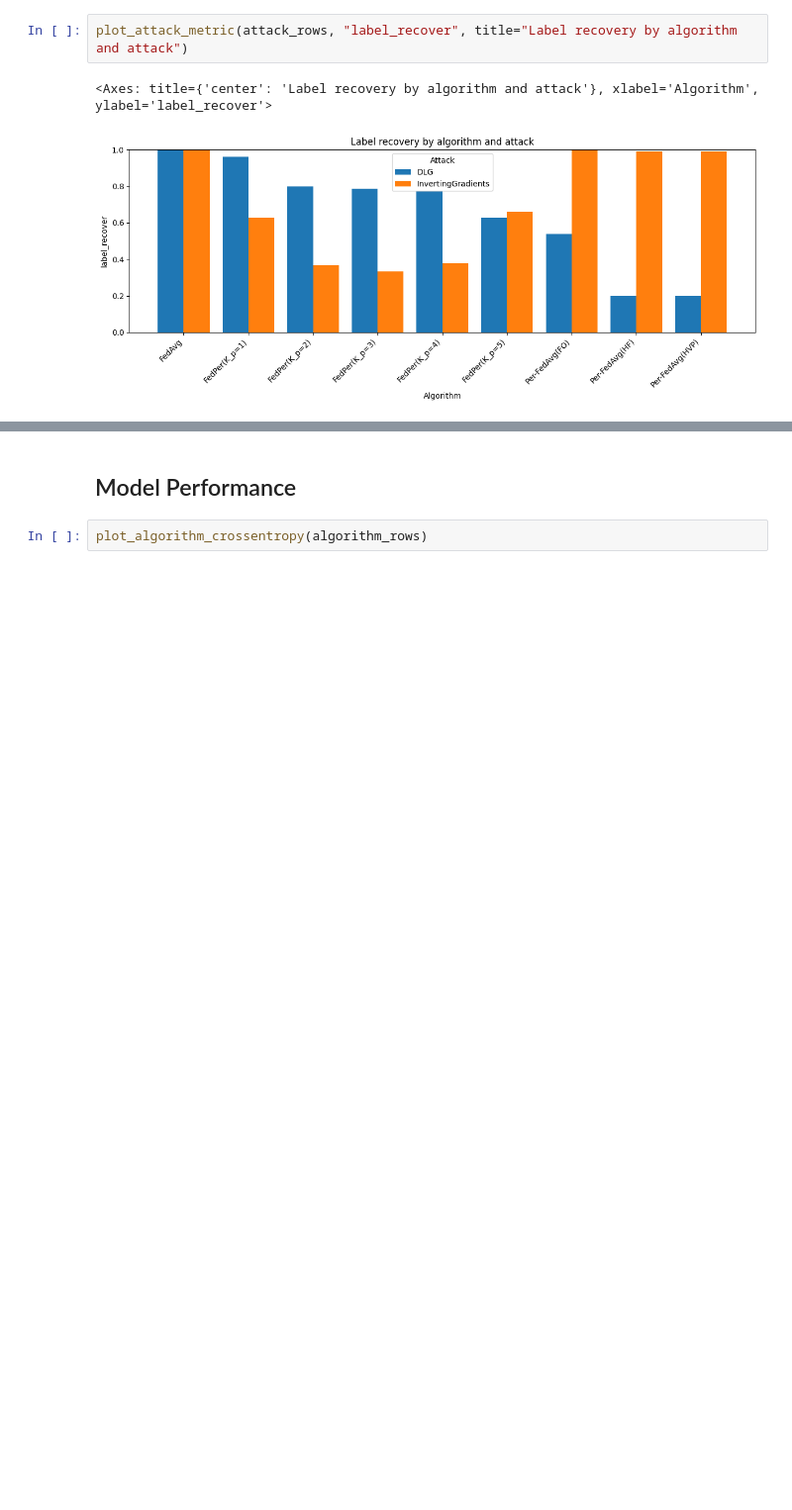
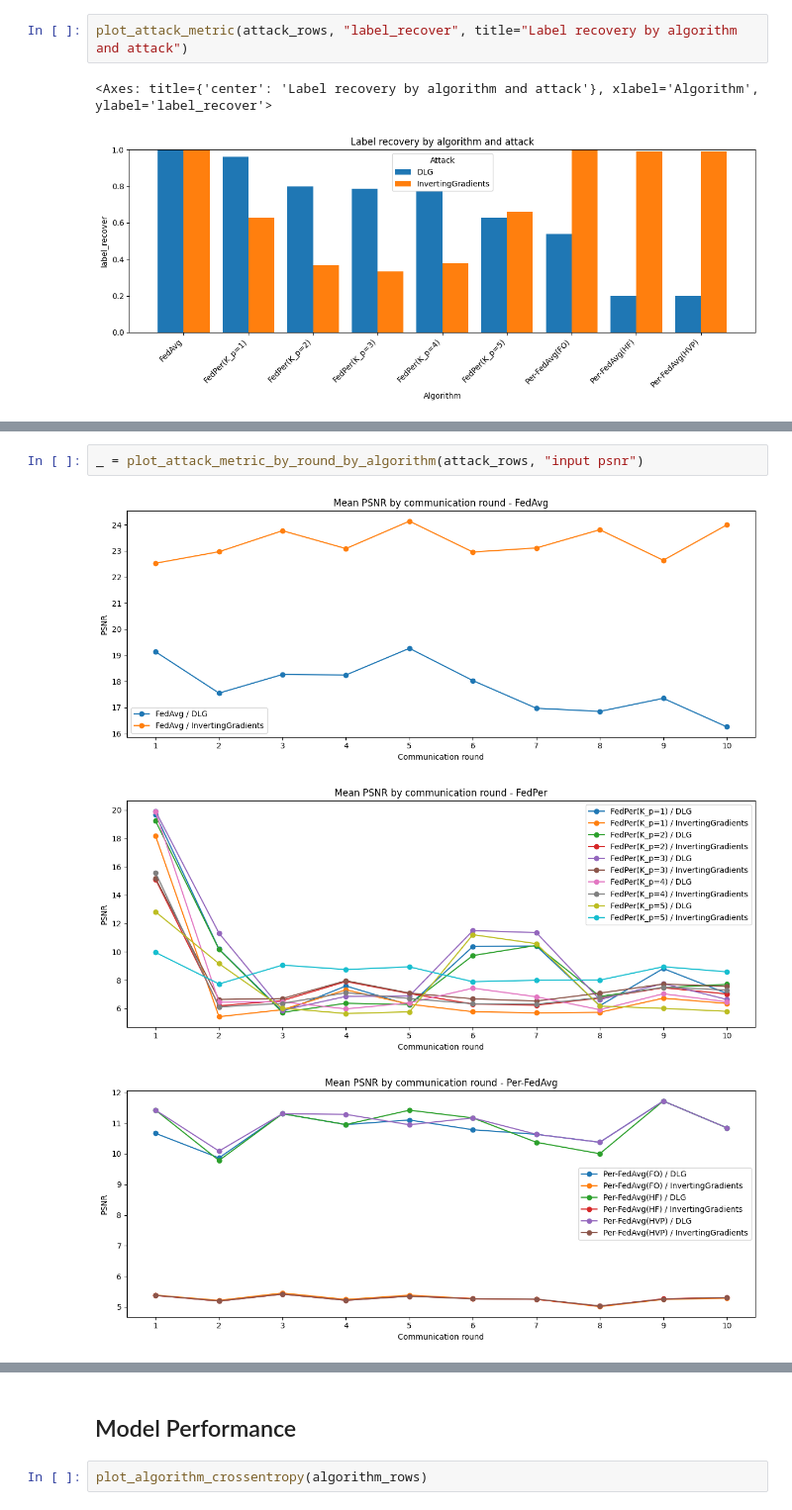
Before and after one commit to rt-k3498/PFL-attack-silmulation, a Jupyter notebook: result_analysis/result_analysis.ipynb, the cells around one changed output, grey strips where cells are left out. Shown at 99% size. Saved outputs shown, nothing was run; the diff lists cells and outputs as text; blank space fills up the shorter version.

```diff
--- a/result_analysis/result_analysis.ipynb
+++ b/result_analysis/result_analysis.ipynb
@@ -106,0 +122,6 @@ plot_attack_metric(attack_rows, "label_recover", title="Label recovery by algori
+# %%
+_ = plot_attack_metric_by_round_by_algorithm(attack_rows, "input psnr")
+# %% [output]
+[figure, added]
+[figure, added]
+[figure, added]
```
Also changed, not shown: parts of 5 cells of this notebook, 2 other files.
